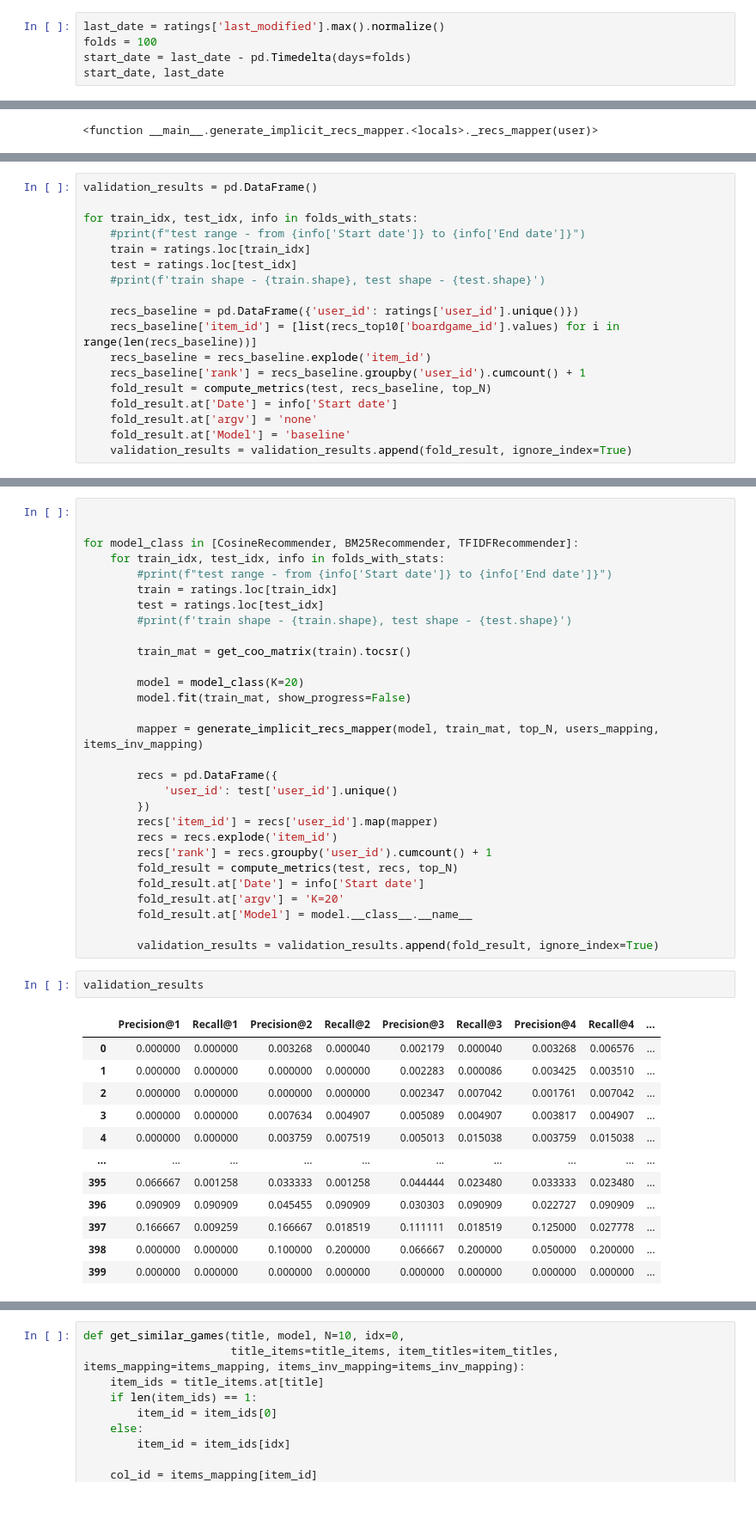
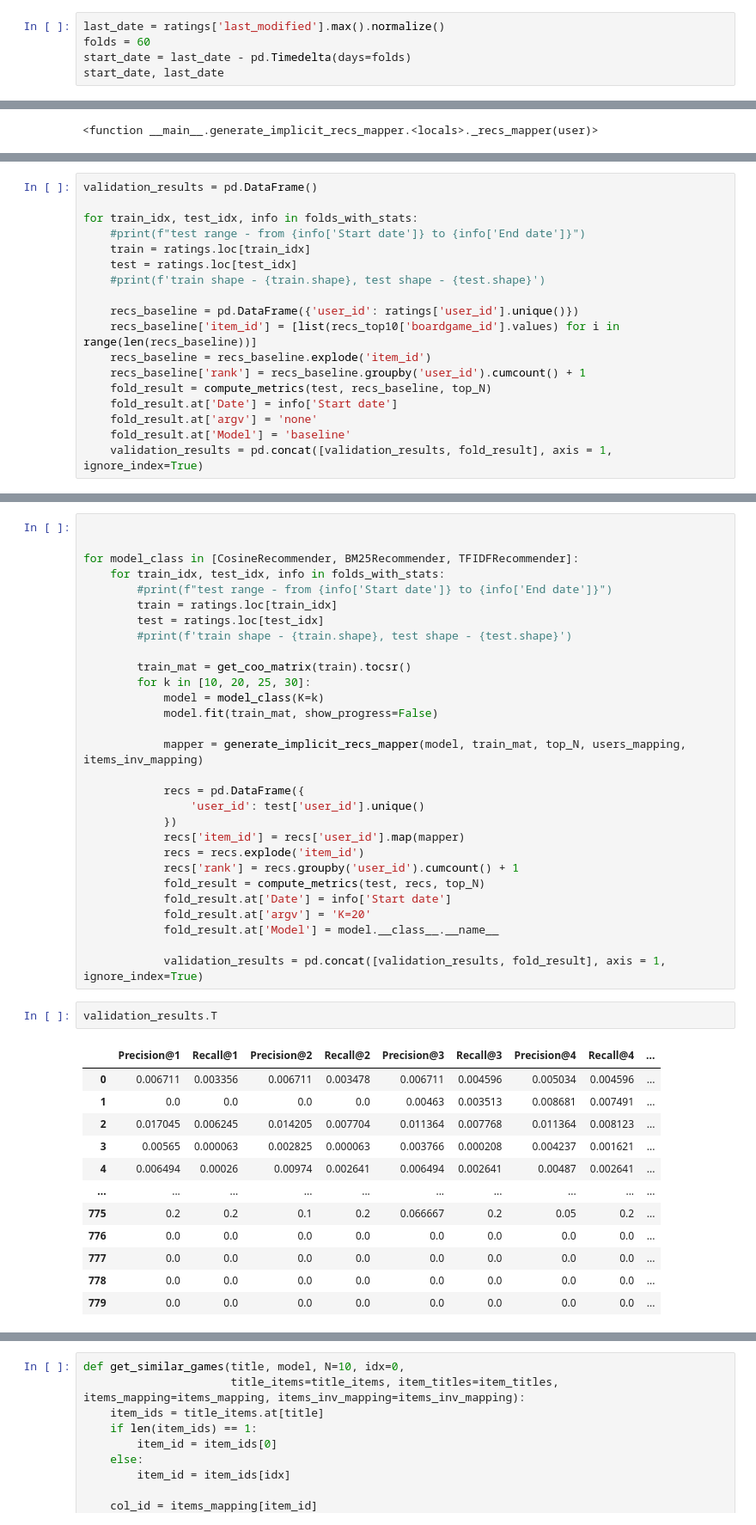
Before and after one commit to e-dracheva/chat-bot_Boardgame_Recommender, a Jupyter notebook: board_game_recommender_notebook.ipynb, the cells around one changed output, grey strips where cells are left out. Shown at 86% size. Cells and saved outputs as stored; diff of their text form.

```diff
--- a/board_game_recommender_notebook.ipynb
+++ b/board_game_recommender_notebook.ipynb
@@ -333,7 +333,7 @@ class TimeRangeSplit():
         return max(0, len(date_range) - 1)
 # %%
 last_date = ratings['last_modified'].max().normalize()
-folds = 100
+folds = 60
 start_date = last_date - pd.Timedelta(days=folds)
 start_date, last_date
 # %% [output]
@@ -729,4 +736,4 @@ for train_idx, test_idx, info in folds_with_stats:
     fold_result.at['Date'] = info['Start date']
     fold_result.at['argv'] = 'none'
     fold_result.at['Model'] = 'baseline'
-    validation_results = validation_results.append(fold_result, ignore_index=True)
+    validation_results = pd.concat([validation_results, fold_result], axis = 1, ignore_index=True)
@@ -741,36 +769,36 @@ for model_class in [CosineRecommender, BM25Recommender, TFIDFRecommender]:
         #print(f'train shape - {train.shape}, test shape - {test.shape}')
 
         train_mat = get_coo_matrix(train).tocsr()
+        for k in [10, 20, 25, 30]:
+            model = model_class(K=k)
+            model.fit(train_mat, show_progress=False)
 
-        model = model_class(K=20)
-        model.fit(train_mat, show_progress=False)
+            mapper = generate_implicit_recs_mapper(model, train_mat, top_N, users_mapping, items_inv_mapping)
 
-        mapper = generate_implicit_recs_mapper(model, train_mat, top_N, users_mapping, items_inv_mapping)
+            recs = pd.DataFrame({
+                'user_id': test['user_id'].unique()
+            })
+            recs['item_id'] = recs['user_id'].map(mapper)
+            recs = recs.explode('item_id')
+            recs['rank'] = recs.groupby('user_id').cumcount() + 1
+            fold_result = compute_metrics(test, recs, top_N)
+            fold_result.at['Date'] = info['Start date']
+            fold_result.at['argv'] = 'K=20'
+            fold_result.at['Model'] = model.__class__.__name__
 
-        recs = pd.DataFrame({
-            'user_id': test['user_id'].unique()
-        })
-        recs['item_id'] = recs['user_id'].map(mapper)
-        recs = recs.explode('item_id')
-        recs['rank'] = recs.groupby('user_id').cumcount() + 1
-        fold_result = compute_metrics(test, recs, top_N)
-        fold_result.at['Date'] = info['Start date']
-        fold_result.at['argv'] = 'K=20'
-        fold_result.at['Model'] = model.__class__.__name__
-
-        validation_results = validation_results.append(fold_result, ignore_index=True)
+            validation_results = pd.concat([validation_results, fold_result], axis = 1, ignore_index=True)
 # %%
-validation_results
+validation_results.T
 # %% [output]
 |  | Precision@1 | Recall@1 | Precision@2 | Recall@2 | Precision@3 | Recall@3 | Precision@4 | Recall@4 | ... |
-| 0 | 0.000000 | 0.000000 | 0.003268 | 0.000040 | 0.002179 | 0.000040 | 0.003268 | 0.006576 | ... |
-| 1 | 0.000000 | 0.000000 | 0.000000 | 0.000000 | 0.002283 | 0.000086 | 0.003425 | 0.003510 | ... |
-| 2 | 0.000000 | 0.000000 | 0.000000 | 0.000000 | 0.002347 | 0.007042 | 0.001761 | 0.007042 | ... |
-| 3 | 0.000000 | 0.000000 | 0.007634 | 0.004907 | 0.005089 | 0.004907 | 0.003817 | 0.004907 | ... |
-| 4 | 0.000000 | 0.000000 | 0.003759 | 0.007519 | 0.005013 | 0.015038 | 0.003759 | 0.015038 | ... |
+| 0 | 0.006711 | 0.003356 | 0.006711 | 0.003478 | 0.006711 | 0.004596 | 0.005034 | 0.004596 | ... |
+| 1 | 0.0 | 0.0 | 0.0 | 0.0 | 0.00463 | 0.003513 | 0.008681 | 0.007491 | ... |
+| 2 | 0.017045 | 0.006245 | 0.014205 | 0.007704 | 0.011364 | 0.007768 | 0.011364 | 0.008123 | ... |
+| 3 | 0.00565 | 0.000063 | 0.002825 | 0.000063 | 0.003766 | 0.000208 | 0.004237 | 0.001621 | ... |
+| 4 | 0.006494 | 0.00026 | 0.00974 | 0.002641 | 0.006494 | 0.002641 | 0.00487 | 0.002641 | ... |
 | ... | ... | ... | ... | ... | ... | ... | ... | ... | ... |
-| 395 | 0.066667 | 0.001258 | 0.033333 | 0.001258 | 0.044444 | 0.023480 | 0.033333 | 0.023480 | ... |
-| 396 | 0.090909 | 0.090909 | 0.045455 | 0.090909 | 0.030303 | 0.090909 | 0.022727 | 0.090909 | ... |
-| 397 | 0.166667 | 0.009259 | 0.166667 | 0.018519 | 0.111111 | 0.018519 | 0.125000 | 0.027778 | ... |
-| 398 | 0.000000 | 0.000000 | 0.100000 | 0.200000 | 0.066667 | 0.200000 | 0.050000 | 0.200000 | ... |
-| 399 | 0.000000 | 0.000000 | 0.000000 | 0.000000 | 0.000000 | 0.000000 | 0.000000 | 0.000000 | ... |
+| 775 | 0.2 | 0.2 | 0.1 | 0.2 | 0.066667 | 0.2 | 0.05 | 0.2 | ... |
+| 776 | 0.0 | 0.0 | 0.0 | 0.0 | 0.0 | 0.0 | 0.0 | 0.0 | ... |
+| 777 | 0.0 | 0.0 | 0.0 | 0.0 | 0.0 | 0.0 | 0.0 | 0.0 | ... |
+| 778 | 0.0 | 0.0 | 0.0 | 0.0 | 0.0 | 0.0 | 0.0 | 0.0 | ... |
+| 779 | 0.0 | 0.0 | 0.0 | 0.0 | 0.0 | 0.0 | 0.0 | 0.0 | ... |
```
Also changed, not shown: parts of 26 cells of this notebook.
